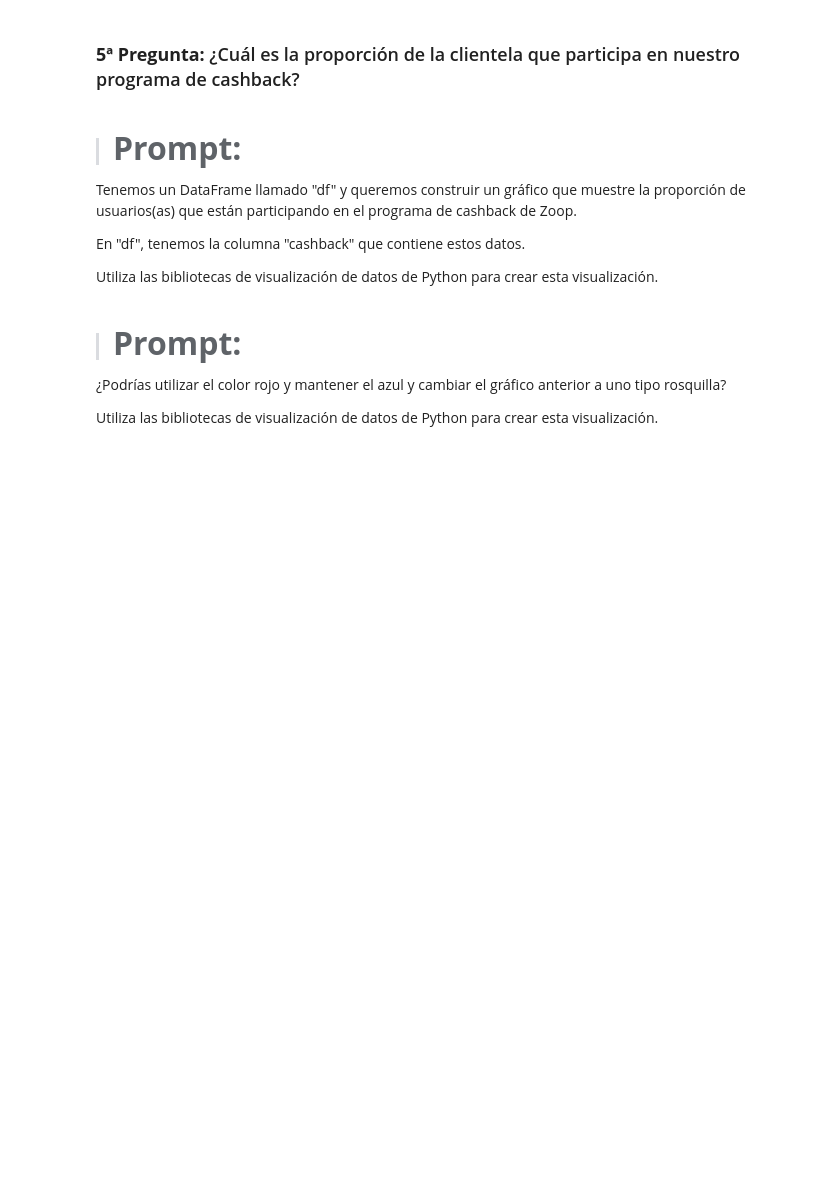
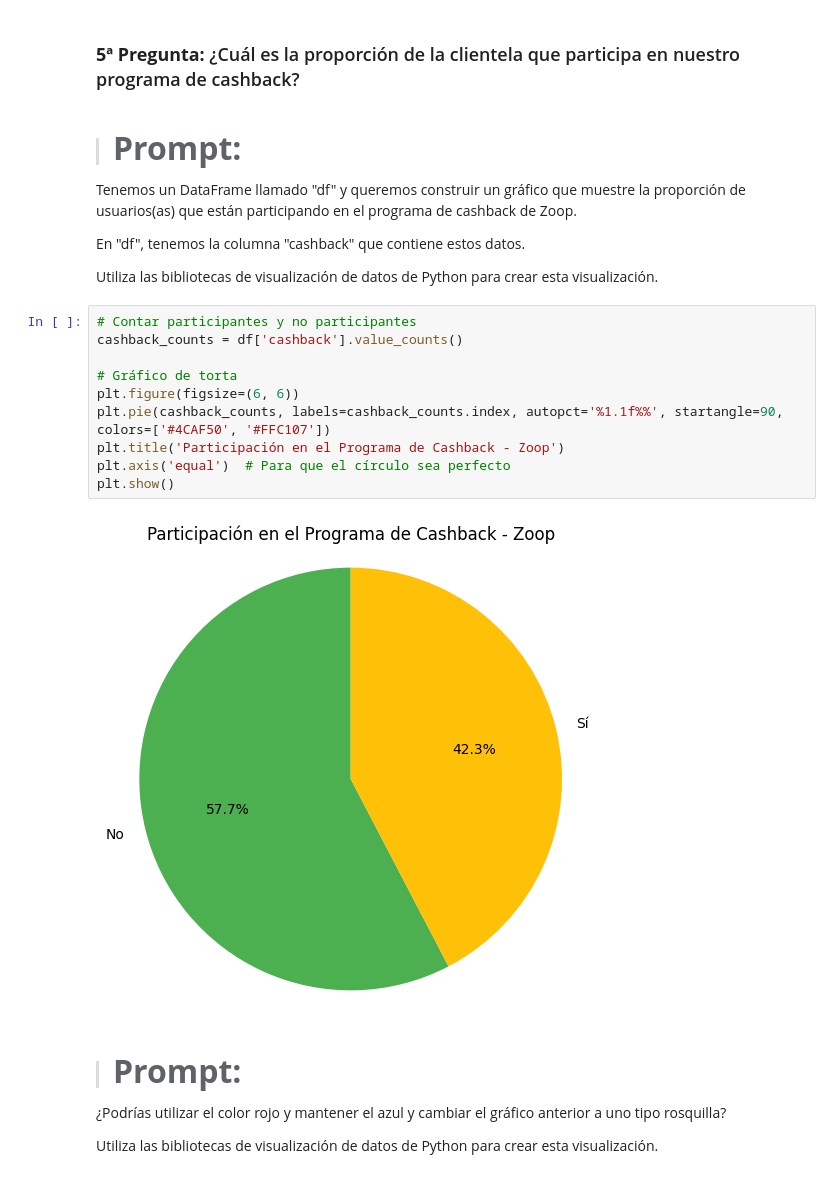
Before and after one commit to MUXULCRACK/Data-Science, a Jupyter notebook: IA_aplicada_a_ciencia_de_datos.ipynb, the cells around one changed output. Drawn from its saved outputs; the diff is of its cells as text; blank space fills up the shorter version.

```diff
--- a/IA_aplicada_a_ciencia_de_datos.ipynb
+++ b/IA_aplicada_a_ciencia_de_datos.ipynb
@@ -807,6 +805,18 @@ Tenemos un DataFrame llamado "df" y queremos construir un gráfico que muestre l
 En "df", tenemos la columna "cashback" que contiene estos datos.
 
 Utiliza las bibliotecas de visualización de datos de Python para crear esta visualización.
+# %%
+# Contar participantes y no participantes
+cashback_counts = df['cashback'].value_counts()
+
+# Gráfico de torta
+plt.figure(figsize=(6, 6))
+plt.pie(cashback_counts, labels=cashback_counts.index, autopct='%1.1f%%', startangle=90, colors=['#4CAF50', '#FFC107'])
+plt.title('Participación en el Programa de Cashback - Zoop')
+plt.axis('equal')  # Para que el círculo sea perfecto
+plt.show()
+# %% [output]
+[figure, added]
 # %% [markdown]
 > #### <strong><font color="7b71ff" size =6>Prompt:</font></strong>
 
```
Also changed, not shown: parts of 19 cells of this notebook.
